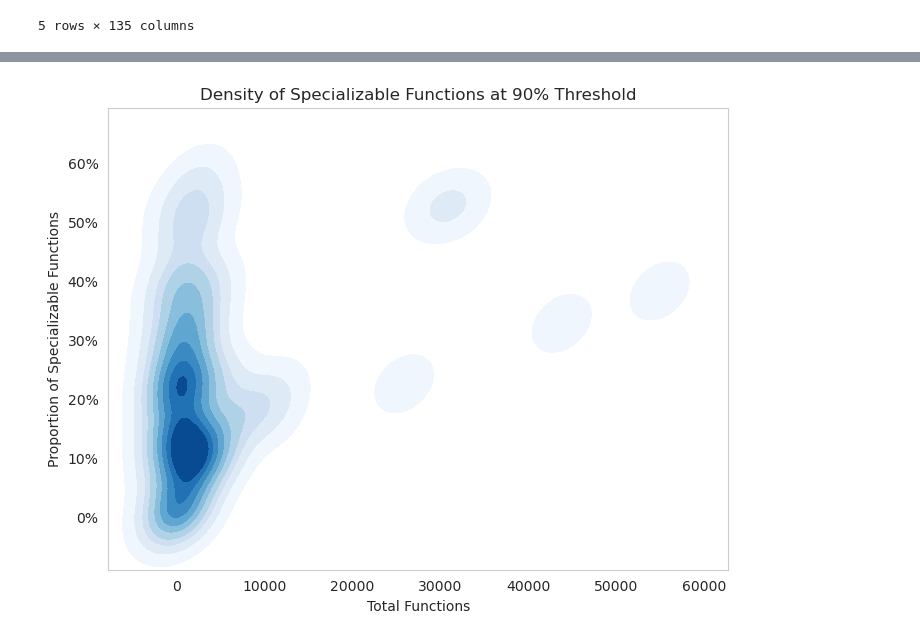
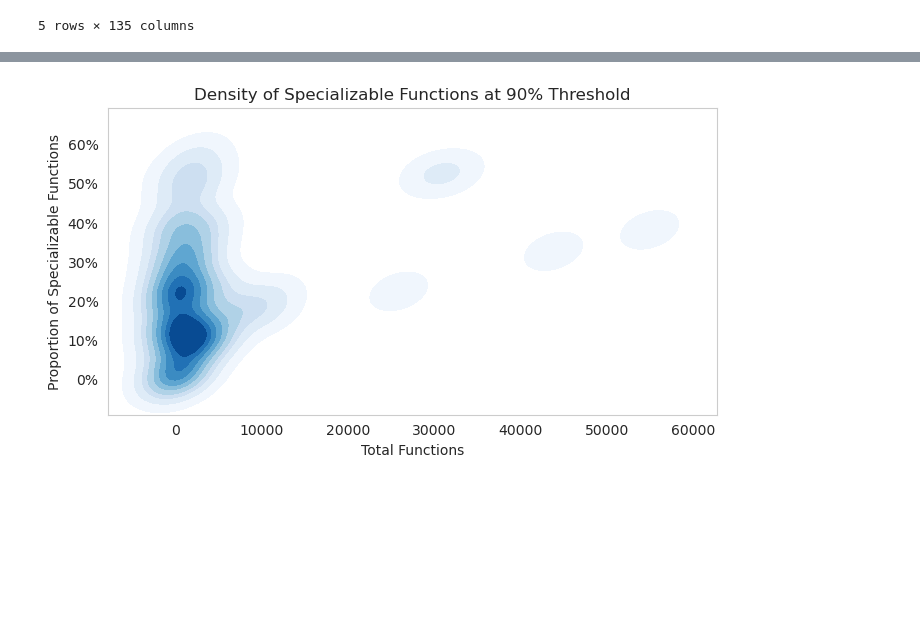
Before and after one commit to Ceratosenzaf/thesis, a Jupyter notebook: code/analysis/analysis.ipynb, the cells around one changed output, grey strips where cells are left out. Saved outputs shown, nothing was run; the diff lists cells and outputs as text; code cells hidden in the pictures; blank space fills up the shorter version.

```diff
--- a/code/analysis/analysis.ipynb
+++ b/code/analysis/analysis.ipynb
@@ -37,15 +38,16 @@ plt.show()
 # %%
-plt.figure(figsize=(8, 6))
+plt.figure(figsize=(7, 4))
 sns.kdeplot(x=total_fns, y=spec_fns_90, cmap="Blues", fill=True, bw_adjust=.5)
 plt.title('Density of Specializable Functions at 90% Threshold')
 plt.xlabel('Total Functions')
 plt.ylabel('Proportion of Specializable Functions')
 plt.gca().yaxis.set_major_formatter(plt.FuncFormatter(lambda y, _: '{:.0%}'.format(y)))
 plt.grid(False)
 plt.ylim(bottom=-0.09)
-plt.show()
+plt.tight_layout()
+plt.savefig('density_specializable_90.png')
 # %% [output]
-[figure, old version]
+[figure, new version]
 # %%
 sns.set_style("whitegrid")
 
```
Also changed, not shown: parts of 5 cells of this notebook, 8 other files.
